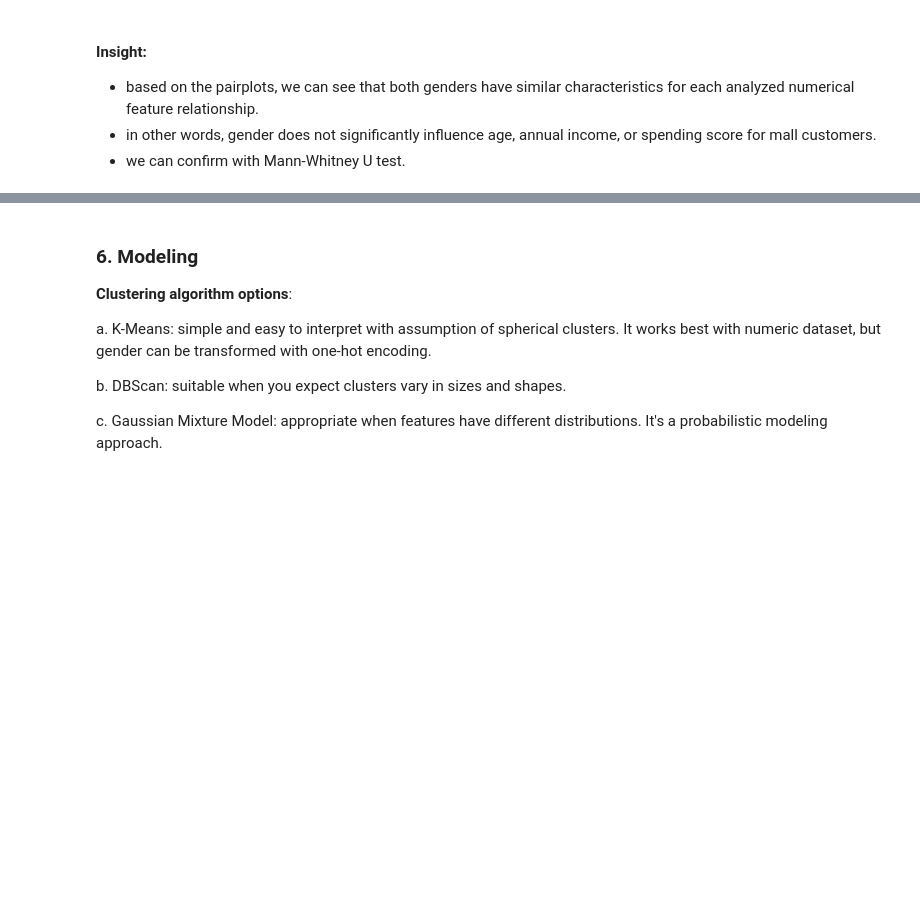
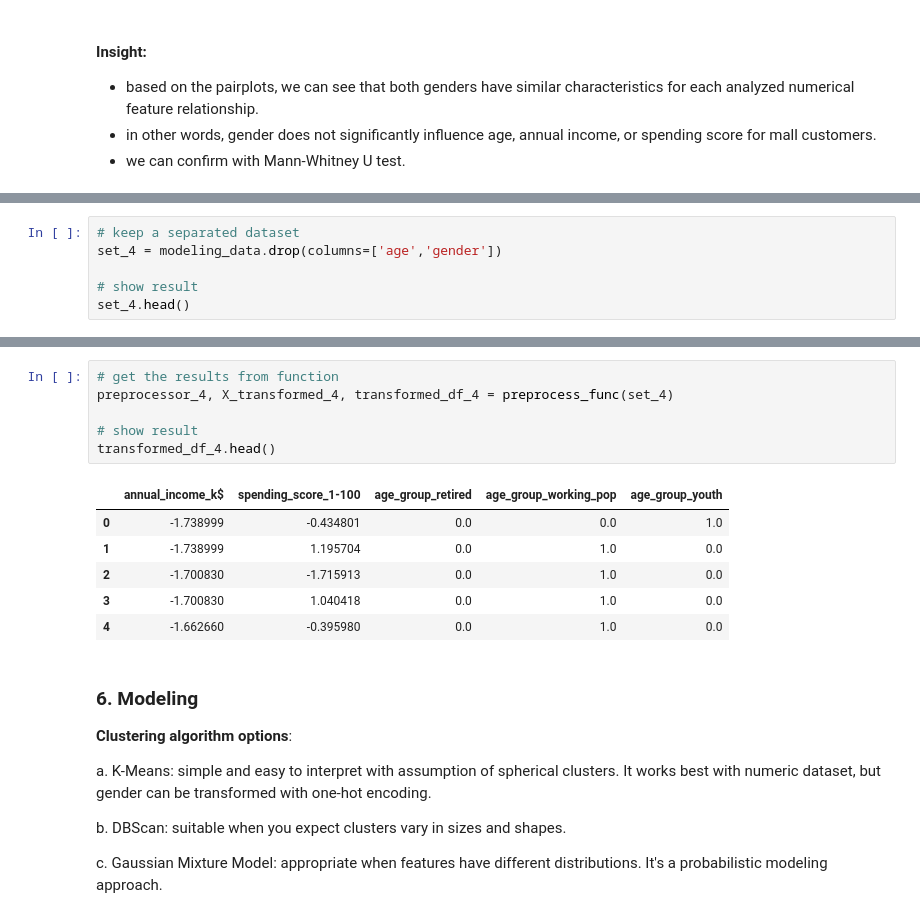
Before and after one commit to catherinehelenna/Market-Basket-Analysis, a Jupyter notebook: modeling.ipynb, the cells around one changed output, grey strips where cells are left out. Drawn from its saved outputs; the diff is of its cells as text; blank space fills up the shorter version.

```diff
--- a/modeling.ipynb
+++ b/modeling.ipynb
@@ -186,0 +442,6 @@ plt.show()
+# %%
+# keep a separated dataset
+set_4 = modeling_data.drop(columns=['age','gender'])
+
+# show result
+set_4.head()
@@ -187,3 +455,16 @@ plt.show()
+# %%
+# get the results from function
+preprocessor_4, X_transformed_4, transformed_df_4 = preprocess_func(set_4)
+
+# show result
+transformed_df_4.head()
+# %% [output]
+|  | annual_income_k$ | spending_score_1-100 | age_group_retired | age_group_working_pop | age_group_youth |
+| 0 | -1.738999 | -0.434801 | 0.0 | 0.0 | 1.0 |
+| 1 | -1.738999 | 1.195704 | 0.0 | 1.0 | 0.0 |
+| 2 | -1.700830 | -1.715913 | 0.0 | 1.0 | 0.0 |
+| 3 | -1.700830 | 1.040418 | 0.0 | 1.0 | 0.0 |
+| 4 | -1.662660 | -0.395980 | 0.0 | 1.0 | 0.0 |
 # %% [markdown]
 ### 6. Modeling
 **Clustering algorithm options**:
```
Also changed, not shown: parts of 22 cells of this notebook.
